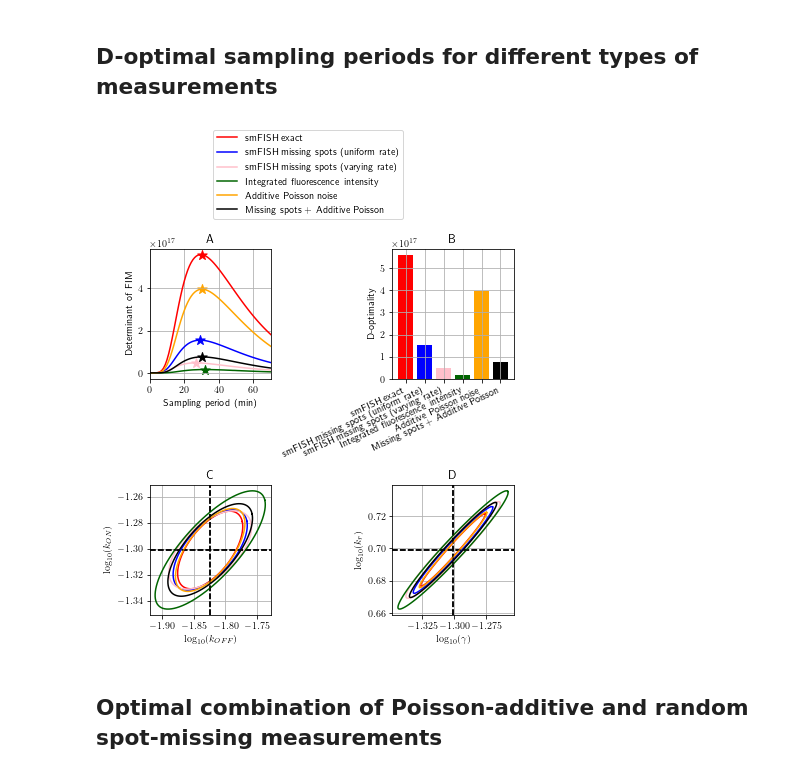
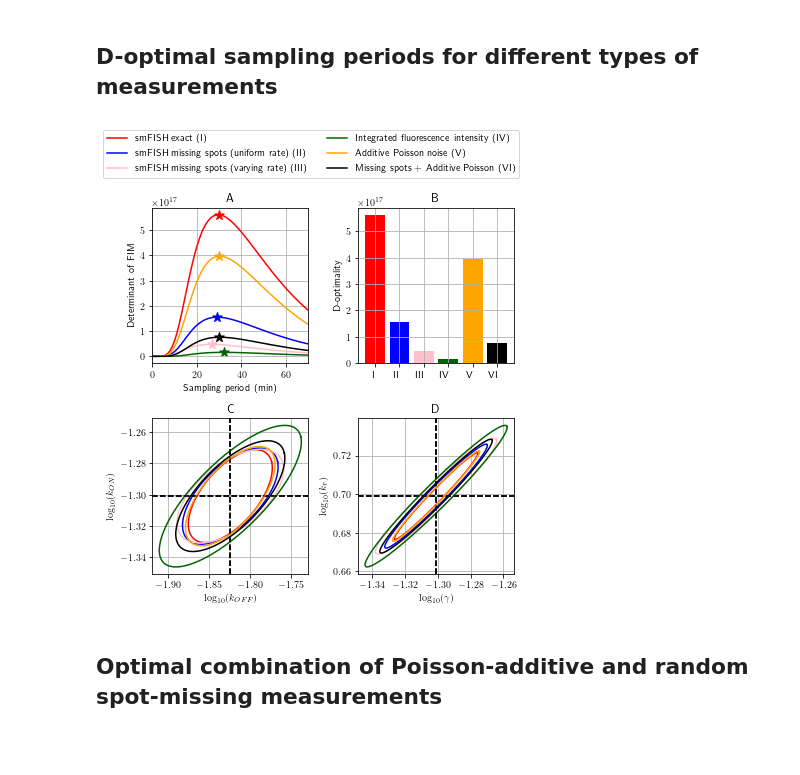
Before and after one commit to voduchuy/NoisyMeasurementFIM, a Jupyter notebook: bursting_gene/bursting_gene_plots.ipynb, the cells around one changed output. Drawn from its saved outputs; the diff is of its cells as text; code cells hidden in the pictures; blank space fills up the shorter version.

```diff
--- a/bursting_gene/bursting_gene_plots.ipynb
+++ b/bursting_gene/bursting_gene_plots.ipynb
@@ -49,6 +49,8 @@ with np.load("results/opt_sampling_periods.npz", allow_pickle=True) as _:
     opt_rates = _["opt_rates"][()]
     fim_multi_cells_times = _["fim_multi_cells_times"][()]
     det_fim_multi_cells_times = _["det_fim_multi_cells_times"][()]
+
+roman_numerics = ['I', 'II', 'III', 'IV', 'V', 'VI', 'VII', 'VIII', 'IX', 'X']
 
 DT_MAX = 70
 fig, axs = plt.subplots(2,2)
@@ -60,7 +62,7 @@ for im, meas in enumerate(measurement_methods):
     dets = det_fim_multi_cells_times[meas]
     dt_array = np.linspace(0, len(dets)-1, len(dets))
 
-    axs[0,0].plot(dt_array, dets, label=labels[meas], color=colors[meas])
+    axs[0,0].plot(dt_array, dets, label=f"{labels[meas]} ({roman_numerics[im]})", color=colors[meas])
     axs[0,0].scatter(dt_array[idx_opt],
                    dets[idx_opt],
                100,
@@ -72,36 +74,36 @@ for im, meas in enumerate(measurement_methods):
     plot_conf_ellipse(fims[idx_opt],
                       3,
                       axs[1,0],
                       [1,0],
                       np.log10(theta),
                       colors[meas], '')
     plot_conf_ellipse(fims[idx_opt],
                       3,
                       axs[1,1],
                       [3,2],
                       np.log10(theta), colors[meas], '')
 
 h, l = axs[0,0].get_legend_handles_labels()
-fig.legend(h, l, bbox_to_anchor=(0, 1, 1, 1), loc='lower center', ncol=1)
+fig.legend(h, l, bbox_to_anchor=(0, 1, 1, 1), loc='lower center', ncol=2)
 axs[0, 0].set_xlim([0, DT_MAX])
 axs[0, 0].set_xlabel('Sampling period (min)')
 axs[0, 0].set_ylabel('Determinant of FIM')
 
 axs[0, 1].set_ylabel('D-optimality')
 axs[0, 1].set_xticks(range(len(measurement_methods)))
-axs[0, 1].set_xticklabels([labels[m] for m in measurement_methods], rotation=25, ha='right')
+axs[0, 1].set_xticklabels(roman_numerics[:len(measurement_methods)], ha='right')
 
 axs[1,0].set_ylabel('$\log_{10}({k_{ON}})$')
 axs[1,0].set_xlabel('$\log_{10}({k_{OFF}})$')
 axs[1,1].set_ylabel('$\log_{10}({k_{r}})$')
 axs[1,1].set_xlabel('$\log_{10}({\gamma})$')
 
 for ax in list(axs.flatten()):
     ax.grid(True)
 label_axes(axs)
 fig.savefig('figs/bursting_fim_dopt.pdf', bbox_inches='tight')
 # %% [output]
-[figure, old version]
+[figure, new version]
 # %%
 import pandas as pd
 
```
Also changed, not shown: parts of 2 cells of this notebook, 8 other files.
